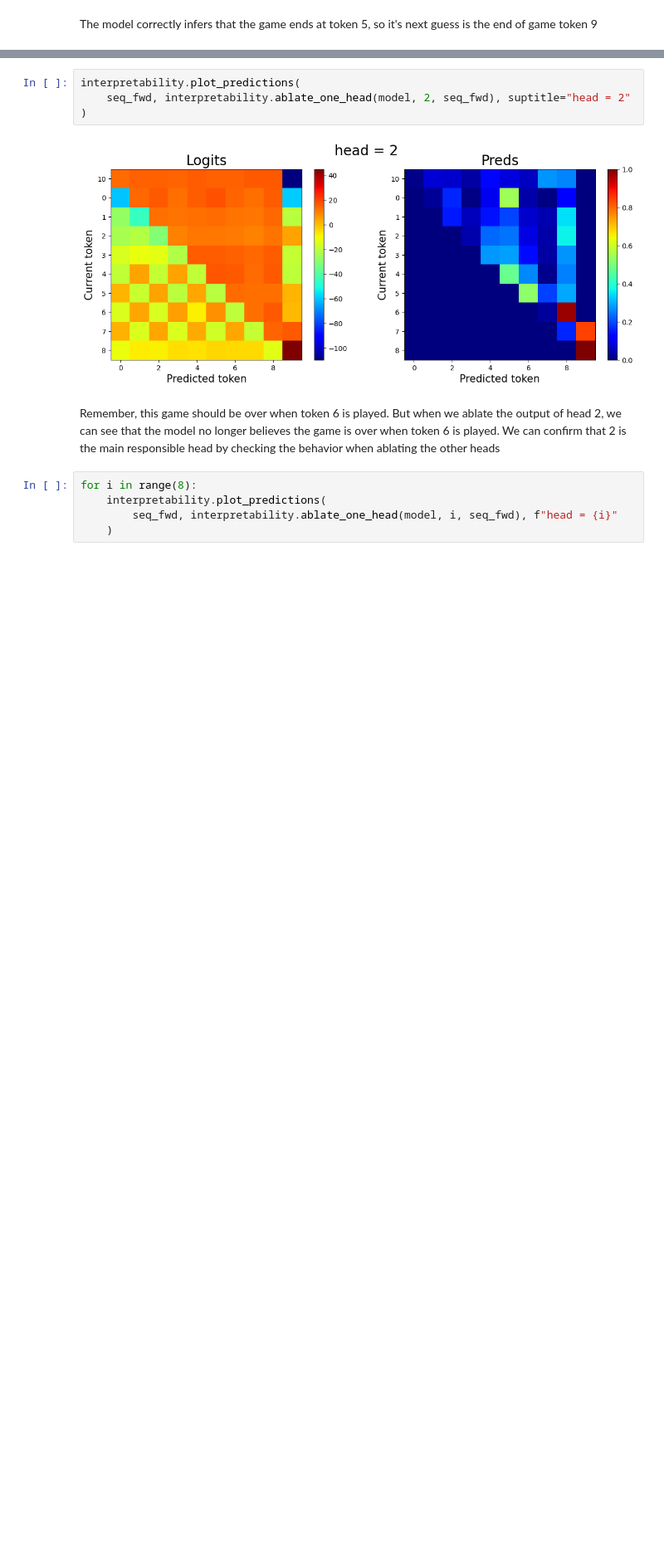
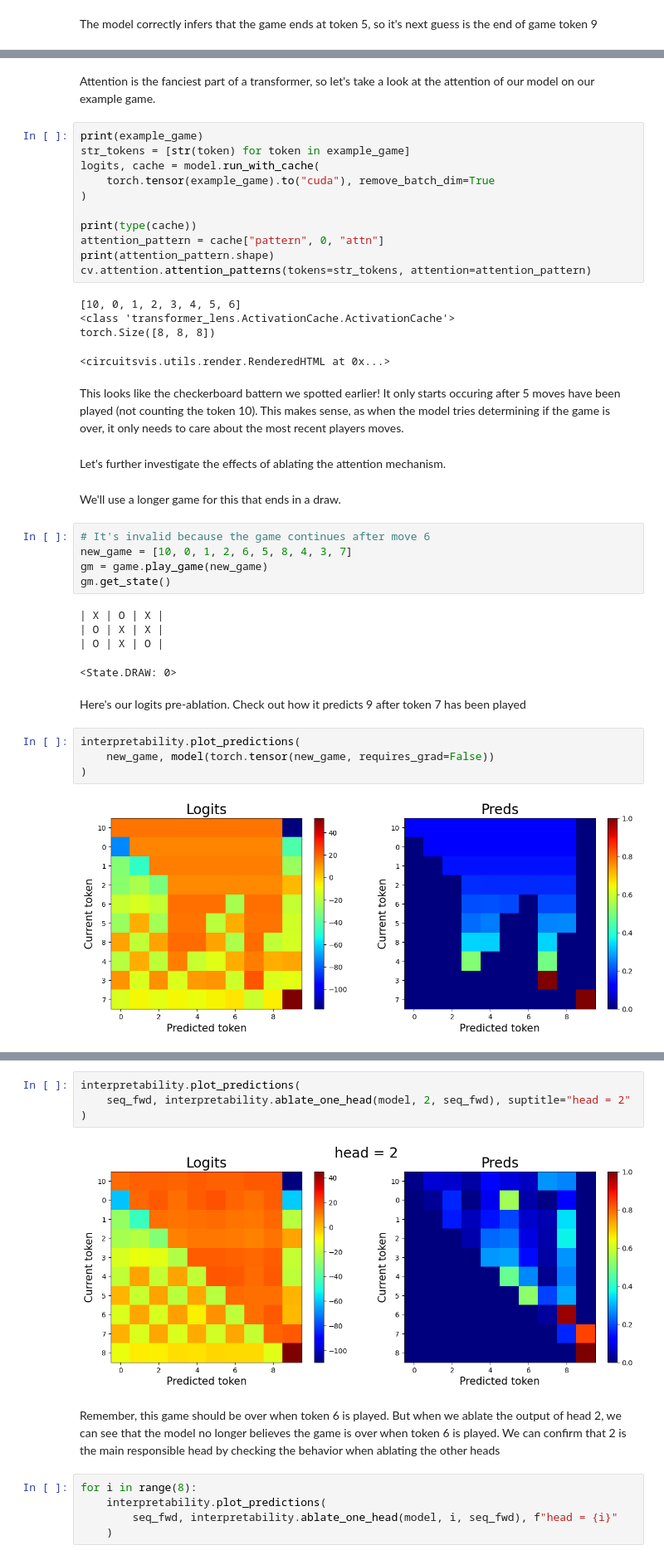
Before and after one commit to obayyub/Alphatoe, a Jupyter notebook: notebooks/230807_showcase.ipynb, the cells around one changed output, grey strips where cells are left out. Shown at 83% size. Saved outputs shown, nothing was run; the diff lists cells and outputs as text; blank space fills up the shorter version.

```diff
--- a/notebooks/230807_showcase.ipynb
+++ b/notebooks/230807_showcase.ipynb
@@ -57,0 +98,42 @@ By passing the positional embeddings to the MLP, we can confirm that this combo
+# %% [markdown]
+Attention is the fanciest part of a transformer, so let's take a look at the attention of our model on our example game.
+# %%
+print(example_game)
+str_tokens = [str(token) for token in example_game]
+logits, cache = model.run_with_cache(
+    torch.tensor(example_game).to("cuda"), remove_batch_dim=True
+)
+
+print(type(cache))
+attention_pattern = cache["pattern", 0, "attn"]
+print(attention_pattern.shape)
+cv.attention.attention_patterns(tokens=str_tokens, attention=attention_pattern)
+# %% [output]
+[10, 0, 1, 2, 3, 4, 5, 6]
+<class 'transformer_lens.ActivationCache.ActivationCache'>
+torch.Size([8, 8, 8])
+<circuitsvis.utils.render.RenderedHTML at 0x...>
+# %% [markdown]
+This looks like the checkerboard battern we spotted earlier! It only starts occuring after 5 moves have been played (not counting the token 10). This makes sense, as when the model tries determining if the game is over, it only needs to care about the most recent players moves.
+# %% [markdown]
+Let's further investigate the effects of ablating the attention mechanism.
+# %% [markdown]
+We'll use a longer game for this that ends in a draw.
+# %%
+# It's invalid because the game continues after move 6
+new_game = [10, 0, 1, 2, 6, 5, 8, 4, 3, 7]
+gm = game.play_game(new_game)
+gm.get_state()
+# %% [output]
+| X | O | X |
+| O | X | X |
+| O | X | O |
+<State.DRAW: 0>
+# %% [markdown]
+Here's our logits pre-ablation. Check out how it predicts 9 after token 7 has been played
+# %%
+interpretability.plot_predictions(
+    new_game, model(torch.tensor(new_game, requires_grad=False))
+)
+# %% [output]
+[figure, added]
```
Also changed, not shown: parts of 55 cells of this notebook, 2 other files.
